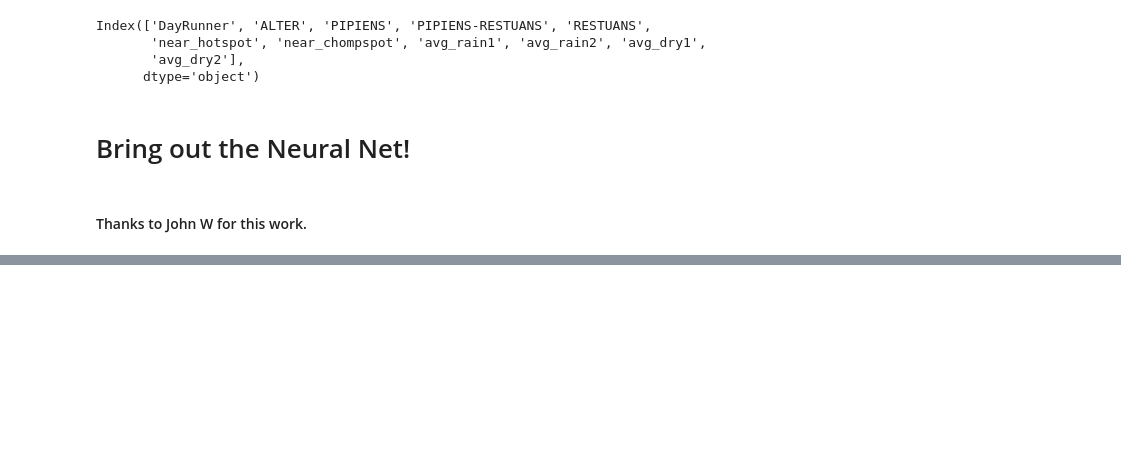
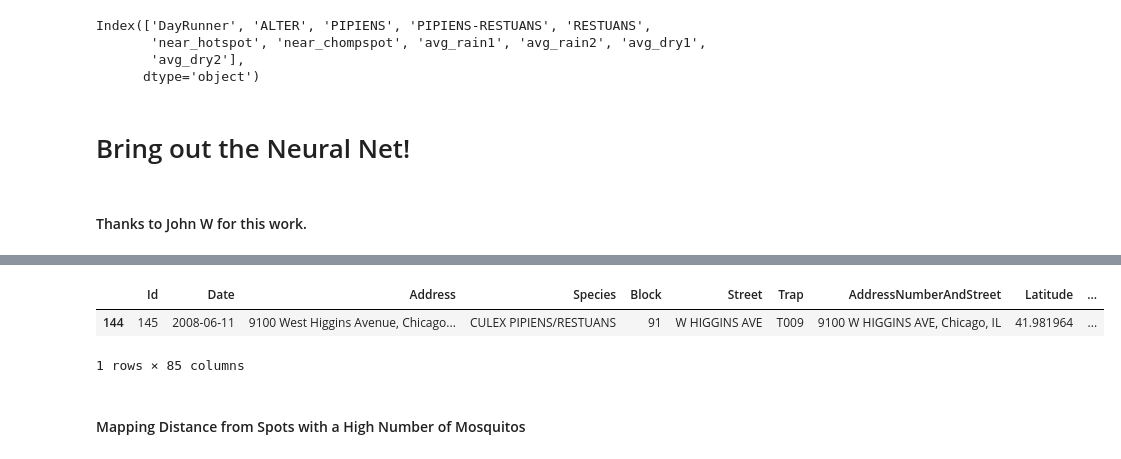
Before and after one commit to austinlasseter/West_Nile_Virus_032108, a Jupyter notebook: Austin/05 - Neural Net.ipynb, the cells around one changed output, grey strips where cells are left out. Drawn from its saved outputs; the diff is of its cells as text; code cells hidden in the pictures; blank space fills up the shorter version.

```diff
--- a/Austin/05 - Neural Net.ipynb
+++ b/Austin/05 - Neural Net.ipynb
@@ -120,0 +136,6 @@ results['column1'].value_counts()
+# %%
+# Let's convert date/time into something usable.
+holdout['Month']=holdout['Date'].str.split('-').str[1].astype(str)
+holdout['Year']=holdout['Date'].str.split('-').str[0].astype(int)
+# Day of the year
+holdout['DayRunner']=pd.to_datetime(holdout['Date']).dt.dayofyear
@@ -120,0 +144,22 @@ results['column1'].value_counts()
+# %%
+# Create a lat-long variable that's a tuple.
+holdout['lat_long'] = list(zip(holdout['Latitude'], holdout['Longitude']))
+# %%
+# Bring in the list of virus hotspots from the training data.
+import pickle
+with open('top_hots.pickle', 'rb') as f:
+    top_hots = pickle.load(f)
+# %%
+# Calculate the distances
+hot_list=[]
+for x in range(30):
+    digit=str(x)
+    holdout['to_hotspot'+digit]=holdout['lat_long'].apply(lambda row: vincenty(row, top_hots[x]).miles)
+
+    # Create an indicator if a row is less than 1 mile from one of the virus hotspots
+    holdout['flag_hotspot'+digit]=holdout['to_hotspot'+digit].apply(lambda row: row<1).astype(int)
+    hot_list.append('flag_hotspot'+digit)
+
+# Summarize those indicators.
+holdout['near_hotspot'] = holdout[hot_list].sum(axis=1)
+holdout['near_hotspot'].describe()
@@ -120,0 +176,9 @@ results['column1'].value_counts()
+# %%
+# Did this do what we wanted it to? Let's check out that max. It's near the airport! Nice!
+holdout[holdout['near_hotspot']==4].head(1)
+# %% [output]
+|  | Id | Date | Address | Species | Block | Street | Trap | AddressNumberAndStreet | Latitude | ... |
+| 144 | 145 | 2008-06-11 | 9100 West Higgins Avenue, Chicago... | CULEX PIPIENS/RESTUANS | 91 | W HIGGINS AVE | T009 | 9100 W HIGGINS AVE, Chicago, IL | 41.981964 | ... |
+1 rows × 85 columns
+# %% [markdown]
+#### Mapping Distance from Spots with a High Number of Mosquitos
```
Also changed, not shown: parts of 36 cells of this notebook, 5 other files.
